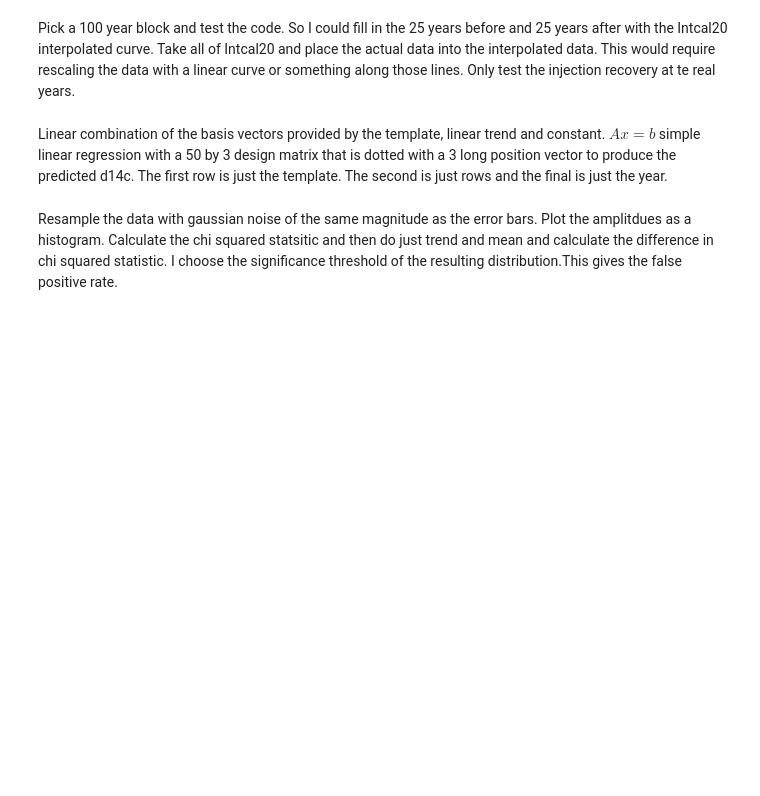
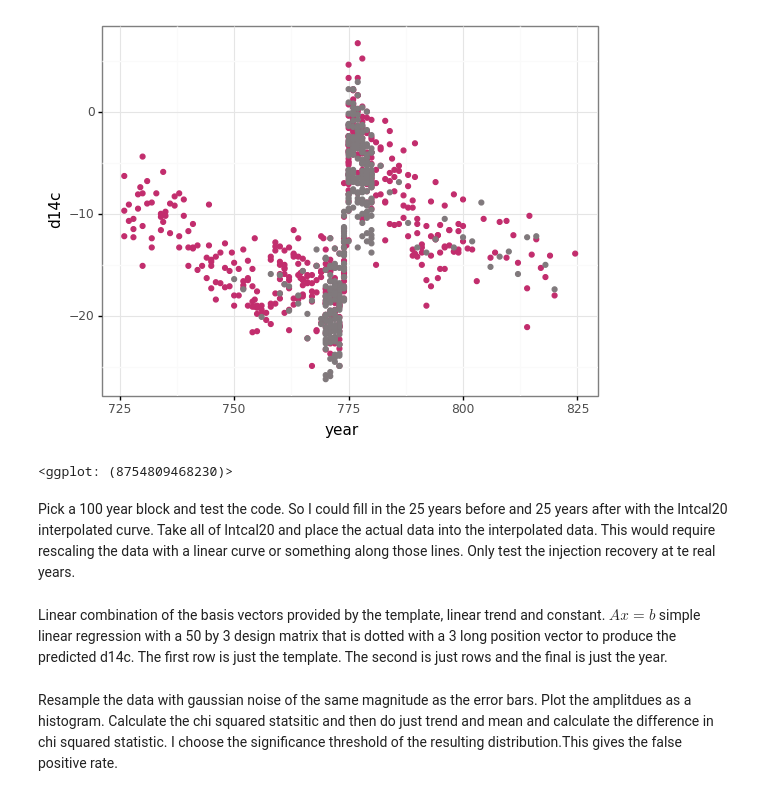
Before and after one commit to Jordan-Dennis/Miyake, a Jupyter notebook: Python IR/injection_recovery.ipynb, the cells around one changed output. Saved outputs shown, nothing was run; the diff lists cells and outputs as text; code cells hidden in the pictures; blank space fills up the shorter version.

Commit message:
Working color mapping

```diff
--- a/Python IR/injection_recovery.ipynb
+++ b/Python IR/injection_recovery.ipynb
@@ -4,2 +10,13 @@ from numpy.linalg import pinv
+# %%
+injection_data = read_csv("IR_Data.csv")
+injection_data = injection_data[injection_data["year"] < 825]
+injection_data = injection_data[injection_data["year"] > 725]
+# %%
+(ggplot(injection_data, aes(x="year", y="d14c",))
+    + theme_bw()
+    + geom_point(color=where(injection_data["id"] == "Intcal20", '#c22d6d','#80797c')))
+# %% [output]
+[figure, added]
+<ggplot: (8754809468230)>
 # %%
 event_template = read_csv("template.csv")["d14c"]
```
Also changed, not shown: parts of 3 cells of this notebook.
